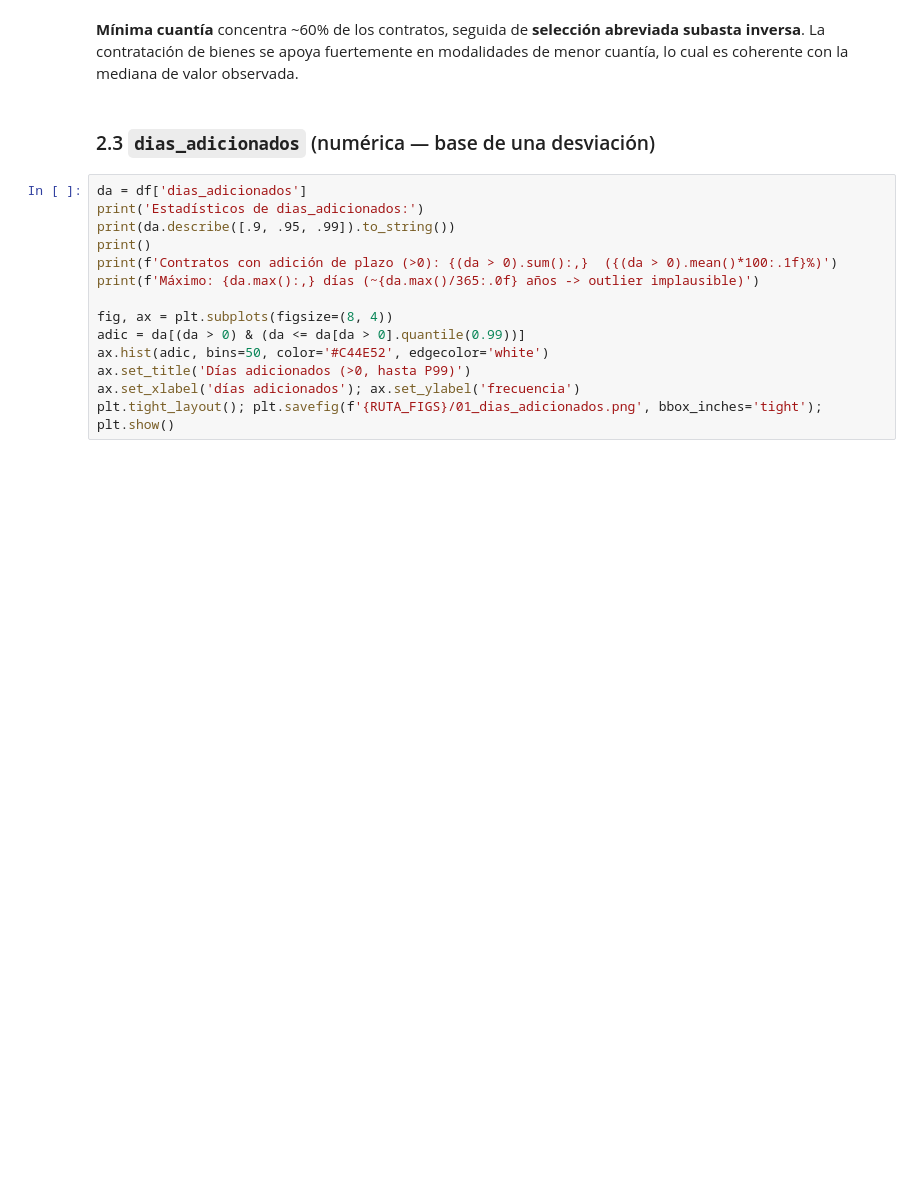
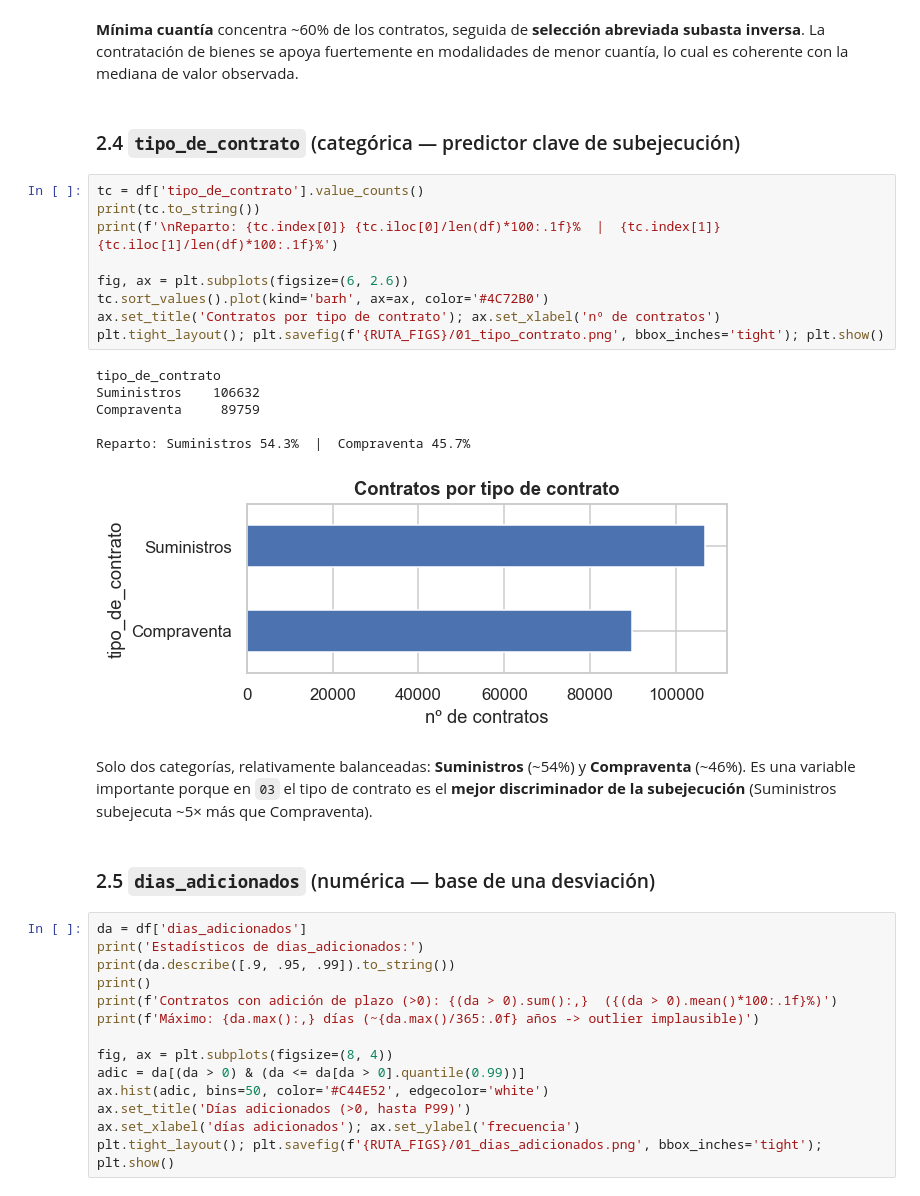
Before and after one commit to Danielfts/MINE-ciencia-de-datos, a Jupyter notebook: Taller 1/notebooks/01_entendimiento.ipynb, the cells around one changed output. Drawn from its saved outputs; the diff is of its cells as text; blank space fills up the shorter version.

```diff
--- a/Taller 1/notebooks/01_entendimiento.ipynb
+++ b/Taller 1/notebooks/01_entendimiento.ipynb
@@ -208,8 +244,30 @@ Modalidad dominante: Mínima cuantía (60.0% de los contratos)
 **Mínima cuantía** concentra ~60% de los contratos, seguida de **selección abreviada subasta inversa**.
 La contratación de bienes se apoya fuertemente en modalidades de menor cuantía, lo cual es coherente con la
 mediana de valor observada.
+# %% [markdown]
+### 2.4 `tipo_de_contrato` (categórica — predictor clave de subejecución)
+# %%
+tc = df['tipo_de_contrato'].value_counts()
+print(tc.to_string())
+print(f'\nReparto: {tc.index[0]} {tc.iloc[0]/len(df)*100:.1f}%  |  {tc.index[1]} {tc.iloc[1]/len(df)*100:.1f}%')
+
+fig, ax = plt.subplots(figsize=(6, 2.6))
+tc.sort_values().plot(kind='barh', ax=ax, color='#4C72B0')
+ax.set_title('Contratos por tipo de contrato'); ax.set_xlabel('nº de contratos')
+plt.tight_layout(); plt.savefig(f'{RUTA_FIGS}/01_tipo_contrato.png', bbox_inches='tight'); plt.show()
+# %% [output]
+tipo_de_contrato
+Suministros    106632
+Compraventa     89759
+
+Reparto: Suministros 54.3%  |  Compraventa 45.7%
+[figure, added]
+# %% [markdown]
+Solo dos categorías, relativamente balanceadas: **Suministros** (~54%) y **Compraventa** (~46%). Es una
+variable importante porque en `03` el tipo de contrato es el **mejor discriminador de la subejecución**
+(Suministros subejecuta ~5× más que Compraventa).
 # %% [markdown]
-### 2.3 `dias_adicionados` (numérica — base de una desviación)
+### 2.5 `dias_adicionados` (numérica — base de una desviación)
 # %%
 da = df['dias_adicionados']
 print('Estadísticos de dias_adicionados:')
```
Also changed, not shown: parts of 14 cells of this notebook, 4 other files.
